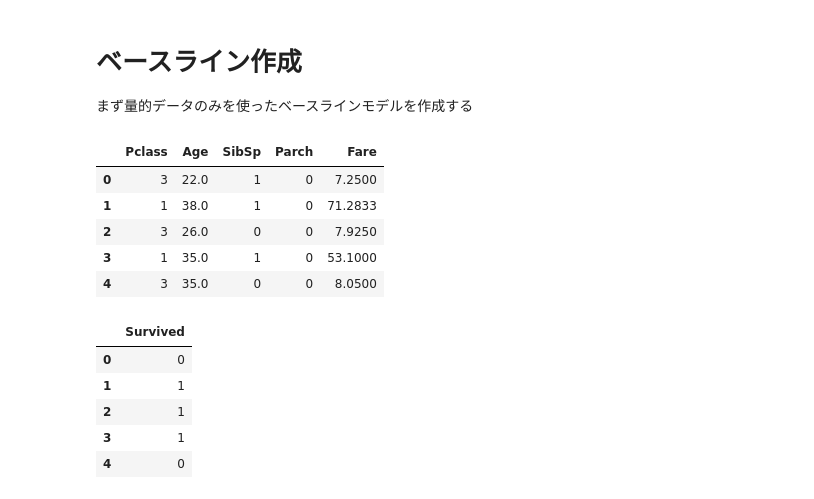
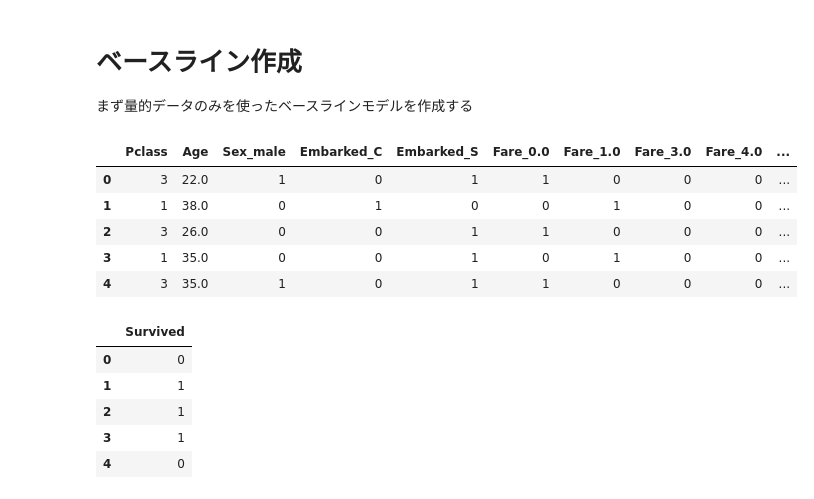
Before and after one commit to Nymn225/python-machinelearning, a Jupyter notebook: 202310 - Kaggleで磨く機械学習の実践力/202310 - 機械学習の実践力02、特徴量エンジニアリング.ipynb, the cells around one changed output. Drawn from its saved outputs; the diff is of its cells as text; code cells hidden in the pictures.

```diff
--- a/202310 - Kaggleで磨く機械学習の実践力/202310 - 機械学習の実践力02、特徴量エンジニアリング.ipynb
+++ b/202310 - Kaggleで磨く機械学習の実践力/202310 - 機械学習の実践力02、特徴量エンジニアリング.ipynb
@@ -169,0 +445,4 @@ Age、Cabin、Embarkedに欠損があるのでその補完を目指す
+# %%
+# 特徴量：Cabin_ini - Cabinの頭文字を抽出
+df_train['Cabin_ini'] = df_train['Cabin'].map(lambda x:str(x)[0])
+df_train['Cabin_ini'].replace(['G','T'], 'Rare',inplace=True) #少数派のCabin_iniを統合
@@ -169,0 +478,2 @@ Age、Cabin、Embarkedに欠損があるのでその補完を目指す
+# %%
+df_train = pd.get_dummies(df_train, columns = ["FamilySize_bin", "honorific", "Cabin_ini"])
@@ -169,0 +519,6 @@ Age、Cabin、Embarkedに欠損があるのでその補完を目指す
+# %%
+target_col = 'Survived'
+drop_col = ['PassengerId','Survived', 'Name', 'Fare', 'Ticket', 'Cabin', 'Parch', 'FamilySize', 'SibSp']
+
+y = df_train[target_col]
+X = df_train.drop(drop_col , axis=1)
@@ -169,0 +547,14 @@ Age、Cabin、Embarkedに欠損があるのでその補完を目指す
+# %%
+from sklearn.feature_selection import RFE
+from sklearn.ensemble import GradientBoostingRegressor
+
+# estimatorとしてGBDTを使用。特徴量を20個選択
+selector = RFE(GradientBoostingRegressor(n_estimators=100, random_state=10), n_features_to_select=20)
+selector.fit(X, y)
+mask = selector.get_support()
+#print(X.feature_names)
+print(mask)
+
+# 選択した特徴量の列のみ取得
+X_selected = selector.transform(X)
+print("X.shape={}, X_selected.shape={}".format(X.shape, X_selected.shape))
@@ -171,15 +602,15 @@ Age、Cabin、Embarkedに欠損があるのでその補完を目指す
 # ベースライン作成
 まず量的データのみを使ったベースラインモデルを作成する
 # %%
-X_train, y_train, id_train = df_train[["Pclass","Age","SibSp","Parch","Fare"]], df_train[["Survived"]], df_train[["PassengerId"]]
+X_train, y_train, id_train = X[list], df_train[["Survived"]], df_train[["PassengerId"]]
 X_train.head()
 # %% [output]
-|  | Pclass | Age | SibSp | Parch | Fare |
-| 0 | 3 | 22.0 | 1 | 0 | 7.2500 |
-| 1 | 1 | 38.0 | 1 | 0 | 71.2833 |
-| 2 | 3 | 26.0 | 0 | 0 | 7.9250 |
-| 3 | 1 | 35.0 | 1 | 0 | 53.1000 |
-| 4 | 3 | 35.0 | 0 | 0 | 8.0500 |
+|  | Pclass | Age | Sex_male | Embarked_C | Embarked_S | Fare_0.0 | Fare_1.0 | Fare_3.0 | Fare_4.0 | ... |
+| 0 | 3 | 22.0 | 1 | 0 | 1 | 1 | 0 | 0 | 0 | ... |
+| 1 | 1 | 38.0 | 0 | 1 | 0 | 0 | 1 | 0 | 0 | ... |
+| 2 | 3 | 26.0 | 0 | 0 | 1 | 1 | 0 | 0 | 0 | ... |
+| 3 | 1 | 35.0 | 0 | 0 | 1 | 0 | 1 | 0 | 0 | ... |
+| 4 | 3 | 35.0 | 1 | 0 | 1 | 1 | 0 | 0 | 0 | ... |
 # %%
 y_train.head()
 # %% [output]
```
Also changed, not shown: parts of 64 cells of this notebook, 30 other files.
